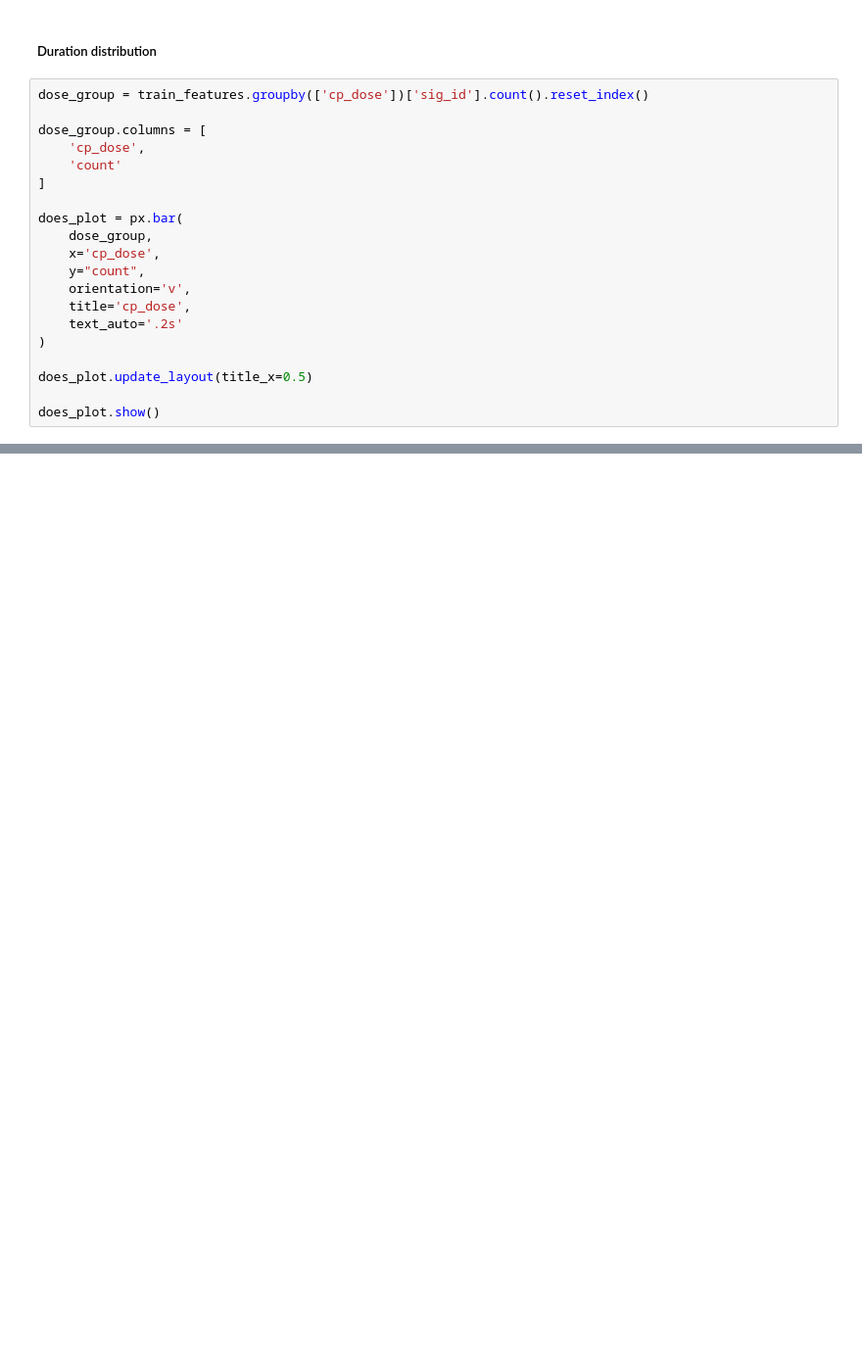
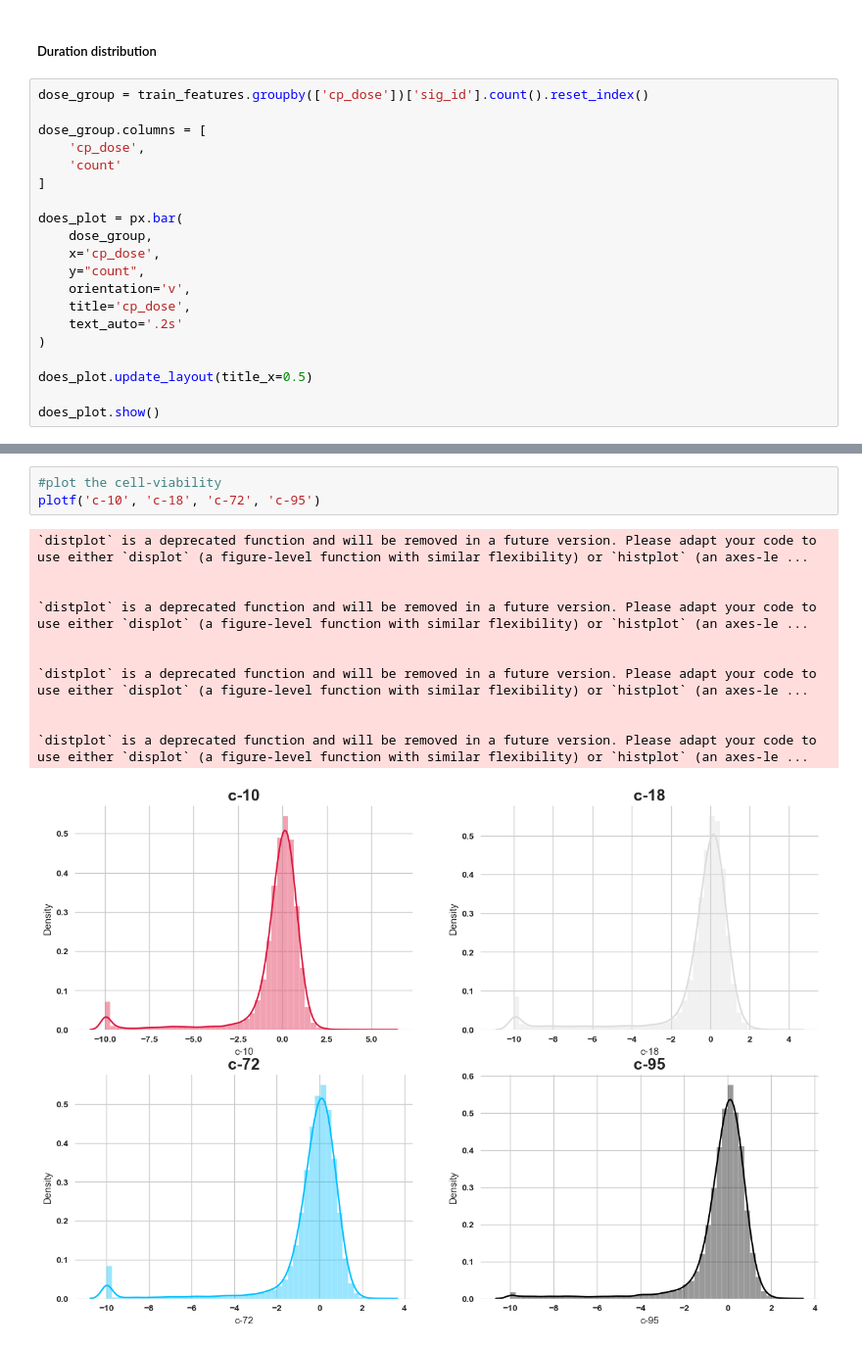
Before and after one commit to mdespinoza/MOA_Project, a Jupyter notebook: code/MOA_Project_Code.ipynb, the cells around one changed output, grey strips where cells are left out. Shown at 98% size. Cells and saved outputs as stored; diff of their text form; blank space fills up the shorter version.

```diff
--- a/code/MOA_Project_Code.ipynb
+++ b/code/MOA_Project_Code.ipynb
@@ -262,0 +408,15 @@ does_plot.show()
+# %%
+#plot the cell-viability
+plotf('c-10', 'c-18', 'c-72', 'c-95')
+# %% [output]
+`distplot` is a deprecated function and will be removed in a future version. Please adapt your code to use either `displot` (a figure-level function with similar flexibility) or `histplot` (an axes-le ...
+
+
+`distplot` is a deprecated function and will be removed in a future version. Please adapt your code to use either `displot` (a figure-level function with similar flexibility) or `histplot` (an axes-le ...
+
+
+`distplot` is a deprecated function and will be removed in a future version. Please adapt your code to use either `displot` (a figure-level function with similar flexibility) or `histplot` (an axes-le ...
+
+
+`distplot` is a deprecated function and will be removed in a future version. Please adapt your code to use either `displot` (a figure-level function with similar flexibility) or `histplot` (an axes-le ...
+[figure, added]
```
Also changed, not shown: parts of 17 cells of this notebook.
